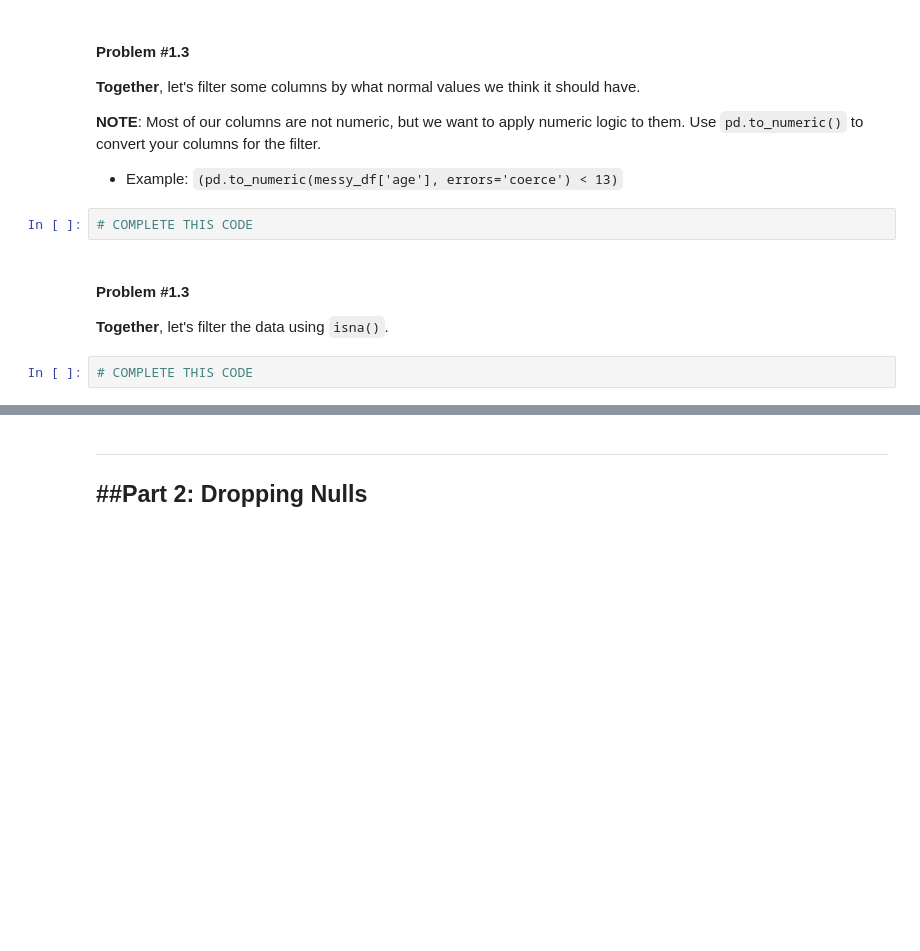
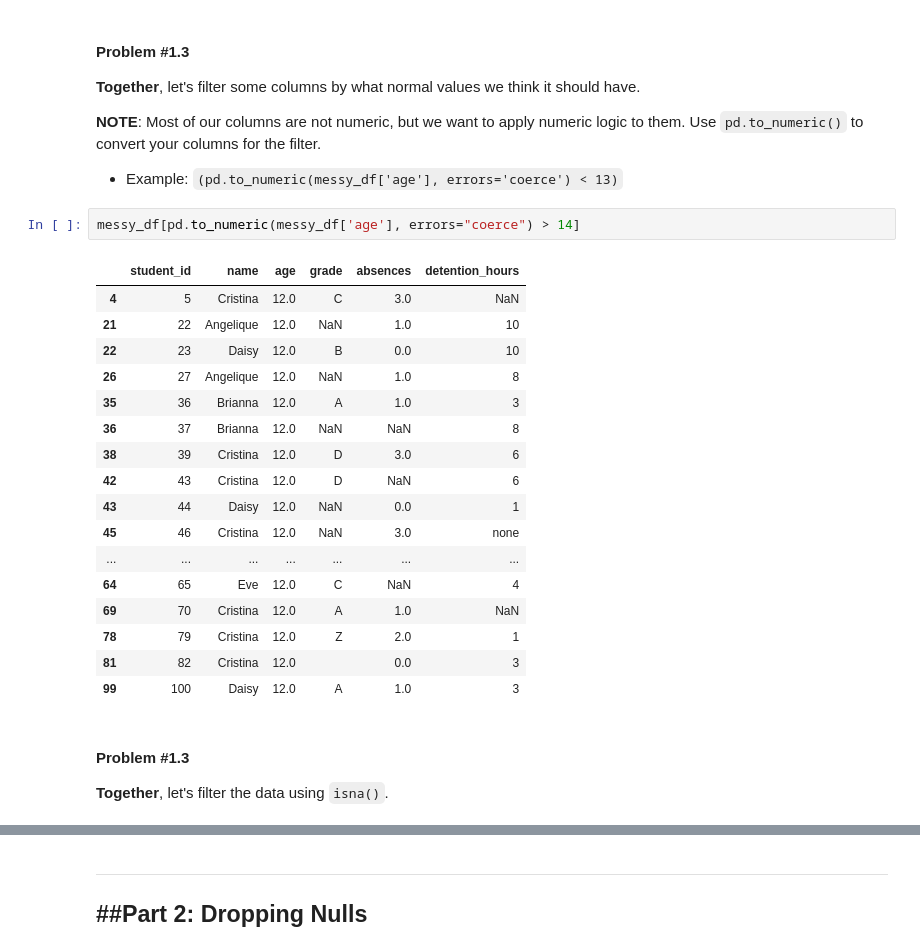
Before and after one commit to kurealnum/dsrp-2025, a Jupyter notebook: DSRP_Day_4_Lecture_Notebook_[STUDENT].ipynb, the cells around one changed output, grey strips where cells are left out. Drawn from its saved outputs; the diff is of its cells as text; blank space fills up the shorter version.

```diff
--- a/DSRP_Day_4_Lecture_Notebook_[STUDENT].ipynb
+++ b/DSRP_Day_4_Lecture_Notebook_[STUDENT].ipynb
@@ -125,10 +146,26 @@ Which column(s) do you think we could filter using conditionals?
 
 **NOTE**: Most of our columns are not numeric, but we want to apply numeric logic to them. Use `pd.to_numeric()` to convert your columns for the filter.
 * Example: `(pd.to_numeric(messy_df['age'], errors='coerce') < 13)`
-# %%
-# COMPLETE THIS CODE
+# %%
+messy_df[pd.to_numeric(messy_df['age'], errors="coerce") > 14]
+# %% [output]
+|  | student_id | name | age | grade | absences | detention_hours |
+| 4 | 5 | Cristina | 12.0 | C | 3.0 | NaN |
+| 21 | 22 | Angelique | 12.0 | NaN | 1.0 | 10 |
+| 22 | 23 | Daisy | 12.0 | B | 0.0 | 10 |
+| 26 | 27 | Angelique | 12.0 | NaN | 1.0 | 8 |
+| 35 | 36 | Brianna | 12.0 | A | 1.0 | 3 |
+| 36 | 37 | Brianna | 12.0 | NaN | NaN | 8 |
+| 38 | 39 | Cristina | 12.0 | D | 3.0 | 6 |
+| 42 | 43 | Cristina | 12.0 | D | NaN | 6 |
+| 43 | 44 | Daisy | 12.0 | NaN | 0.0 | 1 |
+| 45 | 46 | Cristina | 12.0 | NaN | 3.0 | none |
+| ... | ... | ... | ... | ... | ... | ... |
+| 64 | 65 | Eve | 12.0 | C | NaN | 4 |
+| 69 | 70 | Cristina | 12.0 | A | 1.0 | NaN |
+| 78 | 79 | Cristina | 12.0 | Z | 2.0 | 1 |
+| 81 | 82 | Cristina | 12.0 |  | 0.0 | 3 |
+| 99 | 100 | Daisy | 12.0 | A | 1.0 | 3 |
 # %% [markdown]
 #### **Problem #1.3**
 **Together**, let's filter the data using `isna()`.
-# %%
-# COMPLETE THIS CODE
```
Also changed, not shown: parts of 15 cells of this notebook.
